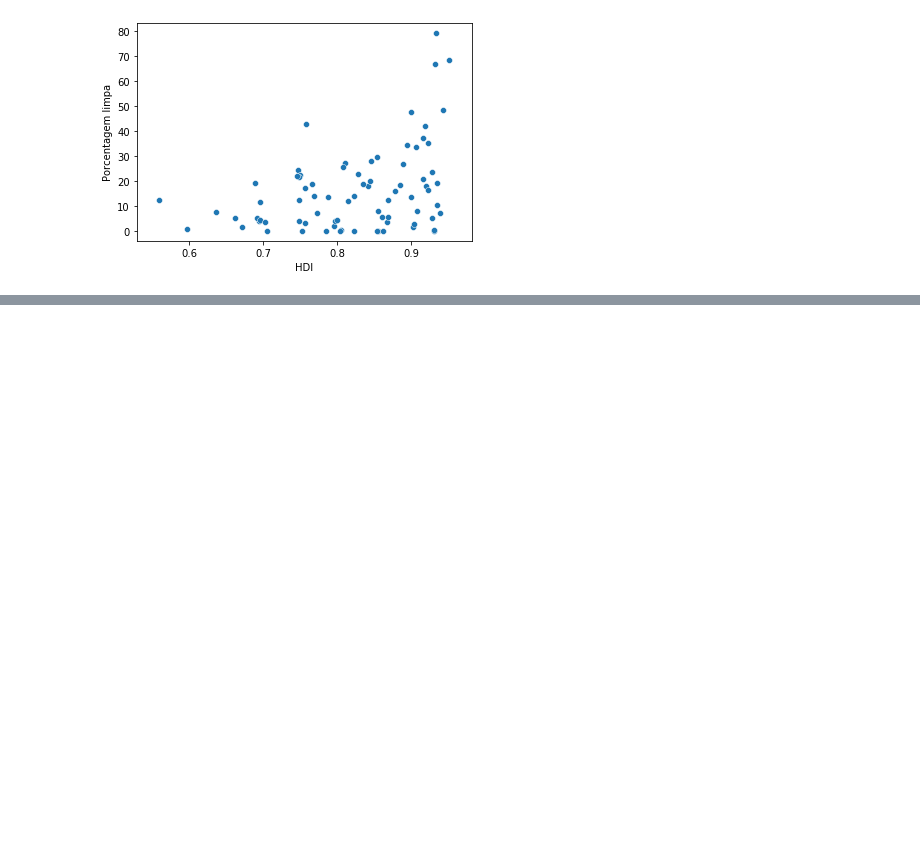
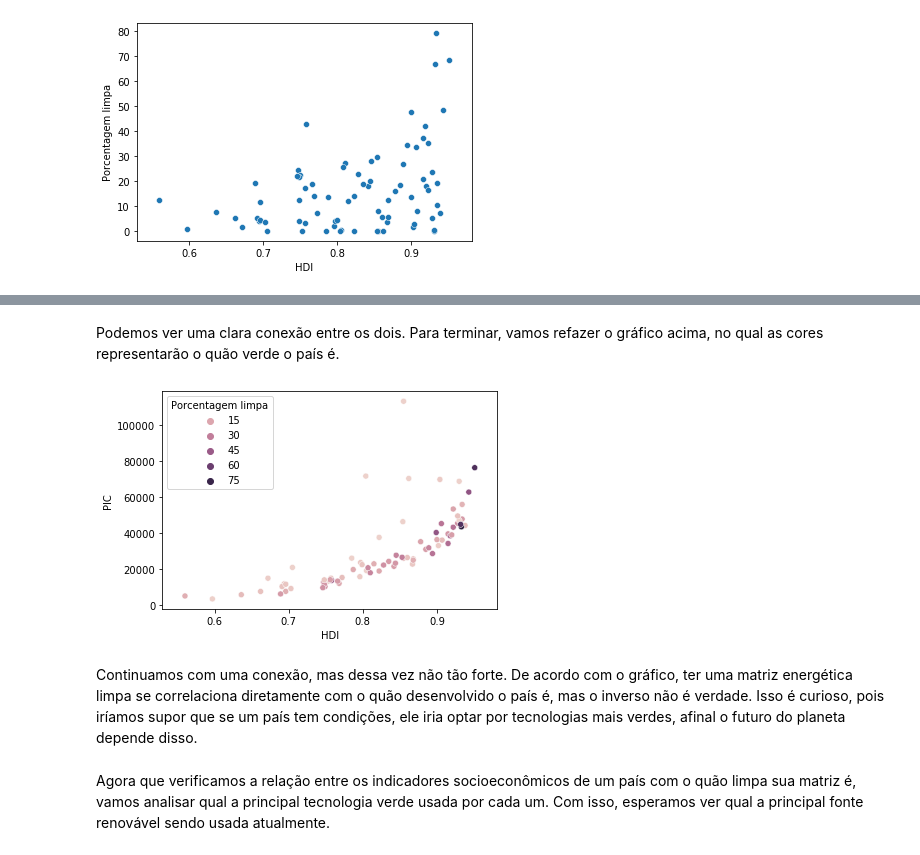
Before and after one commit to leoDomingos/Introducao-ao-aquecimento-global, a Jupyter notebook: main.ipynb, the cells around one changed output, grey strips where cells are left out. Saved outputs shown, nothing was run; the diff lists cells and outputs as text; code cells hidden in the pictures; blank space fills up the shorter version.

Commit message:
terminado pib e hdi x renovavel
falta so ver quais renovaveis sao as mais usadas, e o treco da nuclear

```diff
--- a/main.ipynb
+++ b/main.ipynb
@@ -693,0 +768,10 @@ Analisar depois
+# %% [markdown]
+Podemos ver uma clara conexão entre os dois. Para terminar, vamos refazer o gráfico acima, no qual as cores representarão o quão verde o país é.
+# %%
+sns.scatterplot(data=hdi_e_pic_energia_df, x="HDI", y="PIC", hue="Porcentagem limpa");
+# %% [output]
+[figure, added]
+# %% [markdown]
+Continuamos com uma conexão, mas dessa vez não tão forte. De acordo com o gráfico, ter uma matriz energética limpa se correlaciona diretamente com o quão desenvolvido o país é, mas o inverso não é verdade. Isso é curioso, pois iríamos supor que se um país tem condições, ele iria optar por tecnologias mais verdes, afinal o futuro do planeta depende disso.
+# %% [markdown]
+Agora que verificamos a relação entre os indicadores socioeconômicos de um país com o quão limpa sua matriz é, vamos analisar qual a principal tecnologia verde usada por cada um. Com isso, esperamos ver qual a principal fonte renovável sendo usada atualmente.
```
Also changed, not shown: parts of 10 cells of this notebook.
